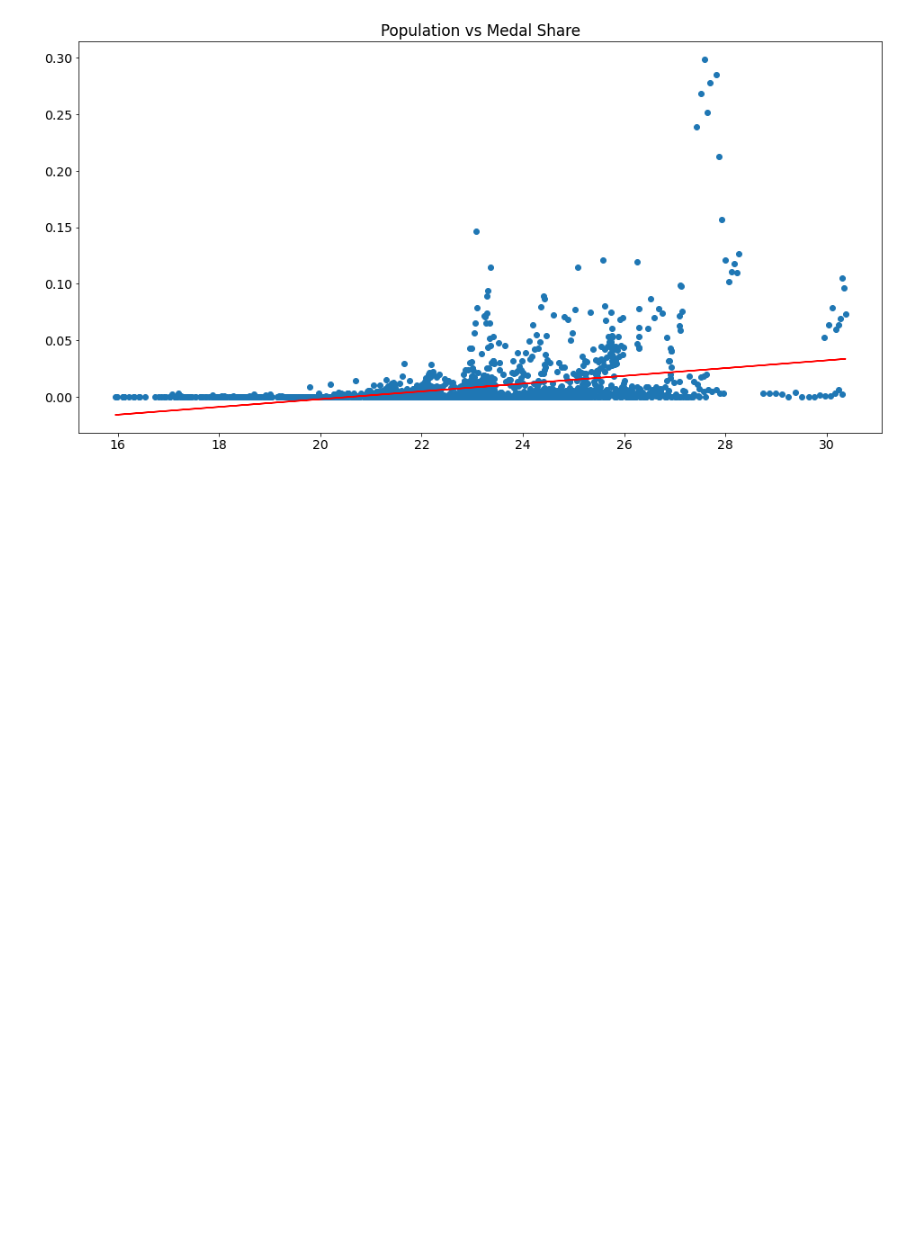
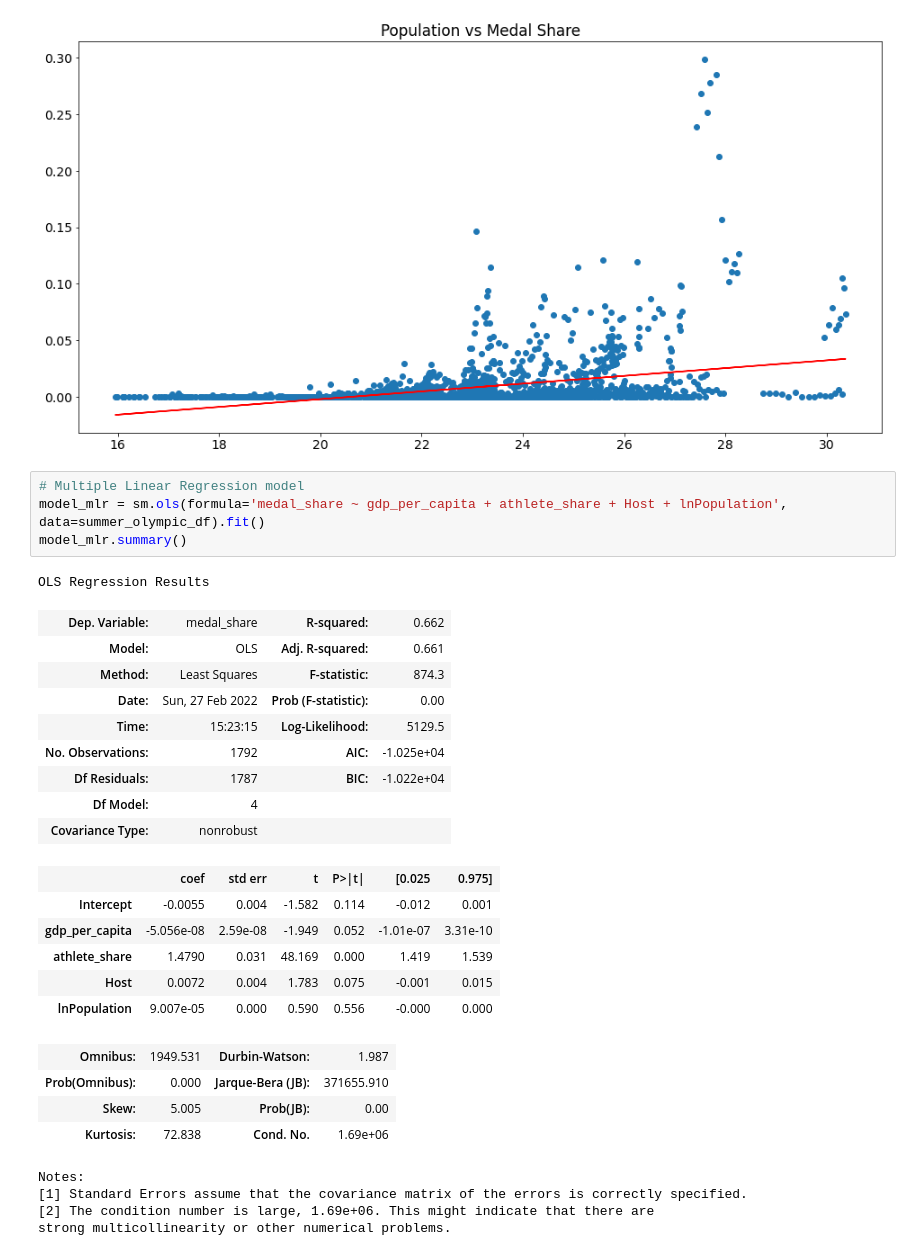
Before and after one commit to olympics2022/olympic_medal_analysis, a Jupyter notebook: Analysis/summer_lr_analysis.ipynb, the cells around one changed output. Drawn from its saved outputs; the diff is of its cells as text; blank space fills up the shorter version.

Commit message:
adding summer ML

```diff
--- a/Analysis/summer_lr_analysis.ipynb
+++ b/Analysis/summer_lr_analysis.ipynb
@@ -157,3 +161,32 @@ plt.show()
 # %% [output]
 (1792,)
 [figure]
+# %%
+# Multiple Linear Regression model
+model_mlr = sm.ols(formula='medal_share ~ gdp_per_capita + athlete_share + Host + lnPopulation', data=summer_olympic_df).fit()
+model_mlr.summary()
+# %% [output]
+OLS Regression Results
+| Dep. Variable: | medal_share | R-squared: | 0.662 |
+| Model: | OLS | Adj. R-squared: | 0.661 |
+| Method: | Least Squares | F-statistic: | 874.3 |
+| Date: | Sun, 27 Feb 2022 | Prob (F-statistic): | 0.00 |
+| Time: | 15:23:15 | Log-Likelihood: | 5129.5 |
+| No. Observations: | 1792 | AIC: | -1.025e+04 |
+| Df Residuals: | 1787 | BIC: | -1.022e+04 |
+| Df Model: | 4 |  |  |
+| Covariance Type: | nonrobust |  |  |
+|  | coef | std err | t | P>|t| | [0.025 | 0.975] |
+| Intercept | -0.0055 | 0.004 | -1.582 | 0.114 | -0.012 | 0.001 |
+| gdp_per_capita | -5.056e-08 | 2.59e-08 | -1.949 | 0.052 | -1.01e-07 | 3.31e-10 |
+| athlete_share | 1.4790 | 0.031 | 48.169 | 0.000 | 1.419 | 1.539 |
+| Host | 0.0072 | 0.004 | 1.783 | 0.075 | -0.001 | 0.015 |
+| lnPopulation | 9.007e-05 | 0.000 | 0.590 | 0.556 | -0.000 | 0.000 |
+| Omnibus: | 1949.531 | Durbin-Watson: | 1.987 |
+| Prob(Omnibus): | 0.000 | Jarque-Bera (JB): | 371655.910 |
+| Skew: | 5.005 | Prob(JB): | 0.00 |
+| Kurtosis: | 72.838 | Cond. No. | 1.69e+06 |
+Notes:
+[1] Standard Errors assume that the covariance matrix of the errors is correctly specified.
+[2] The condition number is large, 1.69e+06. This might indicate that there are
+strong multicollinearity or other numerical problems.
```
Also changed, not shown: parts of 4 cells of this notebook, 2 other files.
